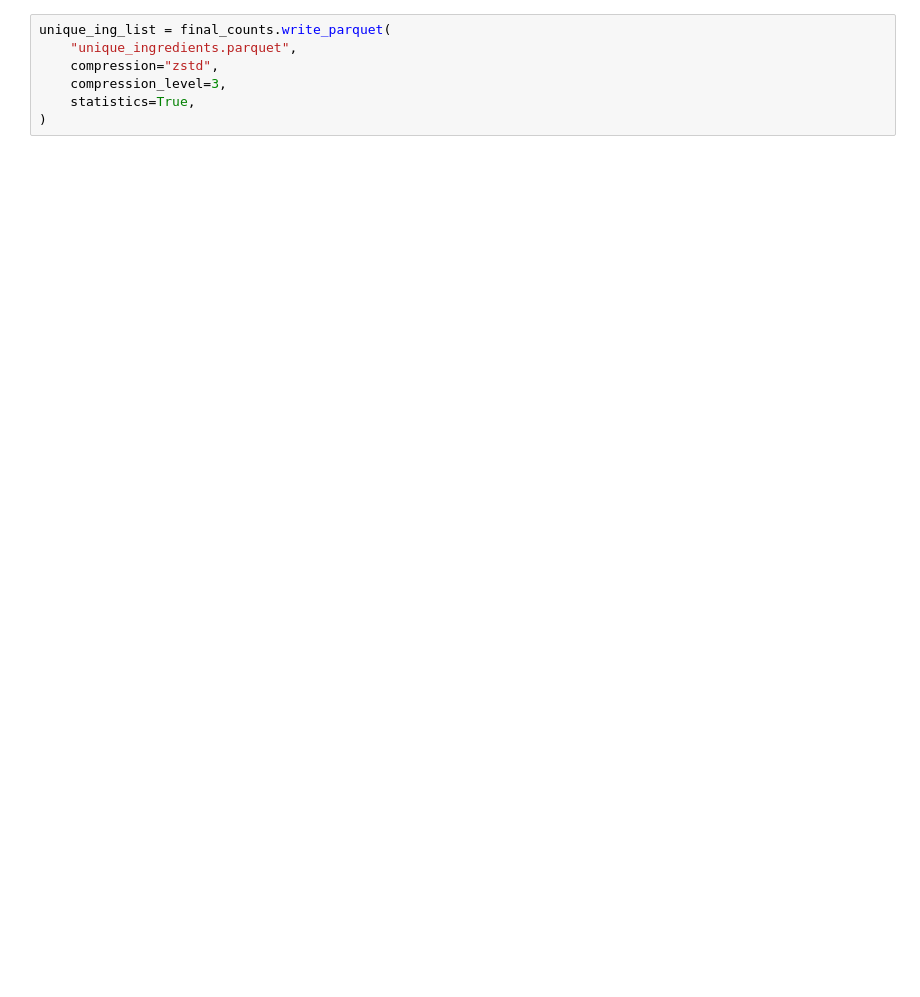
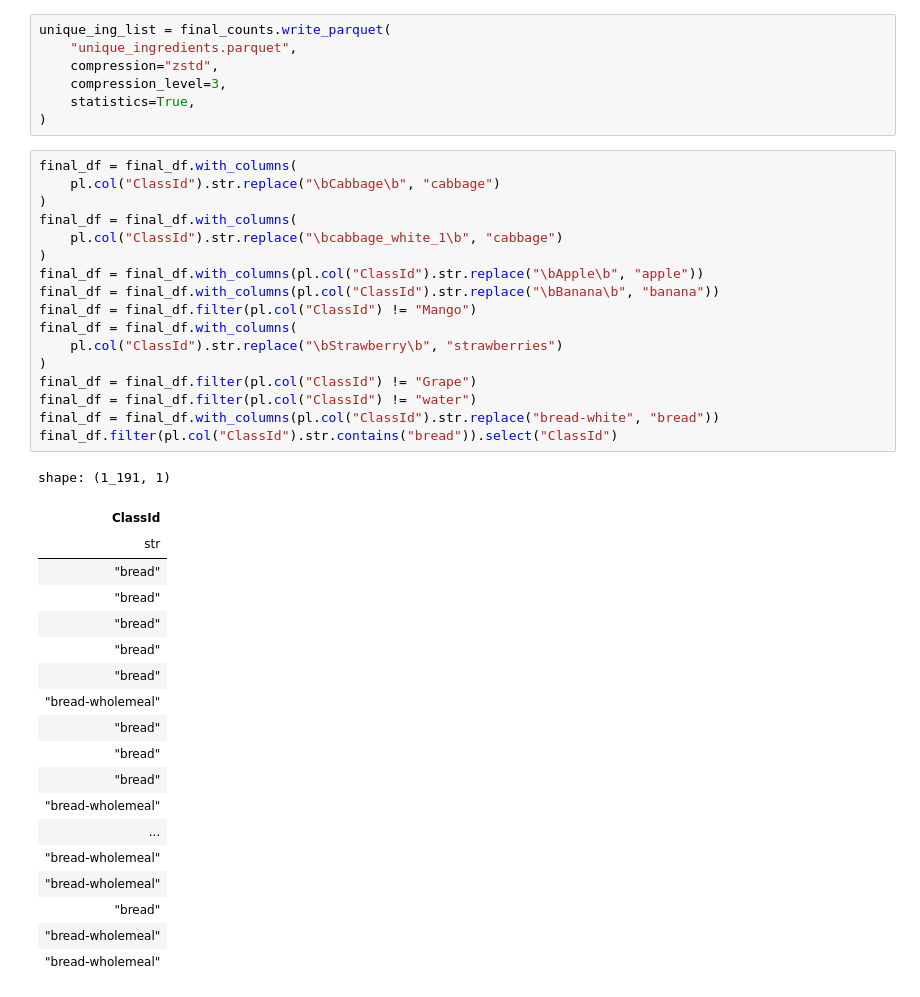
Before and after one commit to teddy661/gotmeals, a Jupyter notebook: EDA/combined_classes_eda.ipynb, the cells around one changed output. Drawn from its saved outputs; the diff is of its cells as text; blank space fills up the shorter version.

```diff
--- a/EDA/combined_classes_eda.ipynb
+++ b/EDA/combined_classes_eda.ipynb
@@ -76,3 +76,40 @@ unique_ing_list = final_counts.write_parquet(
     compression_level=3,
     statistics=True,
 )
+# %%
+final_df = final_df.with_columns(
+    pl.col("ClassId").str.replace("\bCabbage\b", "cabbage")
+)
+final_df = final_df.with_columns(
+    pl.col("ClassId").str.replace("\bcabbage_white_1\b", "cabbage")
+)
+final_df = final_df.with_columns(pl.col("ClassId").str.replace("\bApple\b", "apple"))
+final_df = final_df.with_columns(pl.col("ClassId").str.replace("\bBanana\b", "banana"))
+final_df = final_df.filter(pl.col("ClassId") != "Mango")
+final_df = final_df.with_columns(
+    pl.col("ClassId").str.replace("\bStrawberry\b", "strawberries")
+)
+final_df = final_df.filter(pl.col("ClassId") != "Grape")
+final_df = final_df.filter(pl.col("ClassId") != "water")
+final_df = final_df.with_columns(pl.col("ClassId").str.replace("bread-white", "bread"))
+final_df.filter(pl.col("ClassId").str.contains("bread")).select("ClassId")
+# %% [output]
+shape: (1_191, 1)
+| ClassId |
+| str |
+| "bread" |
+| "bread" |
+| "bread" |
+| "bread" |
+| "bread" |
+| "bread-wholemeal" |
+| "bread" |
+| "bread" |
+| "bread" |
+| "bread-wholemeal" |
+| ... |
+| "bread-wholemeal" |
+| "bread-wholemeal" |
+| "bread" |
+| "bread-wholemeal" |
+| "bread-wholemeal" |
```
Also changed, not shown: parts of 3 cells of this notebook.
